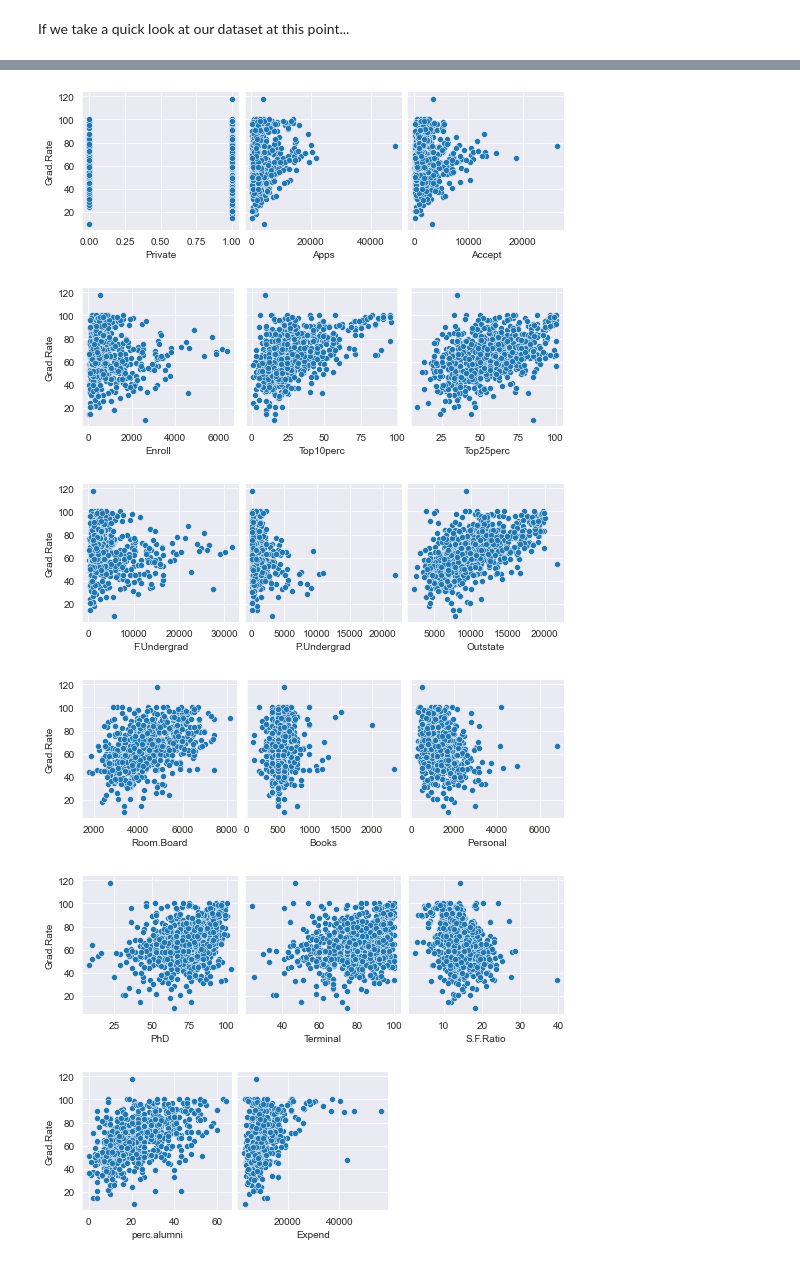
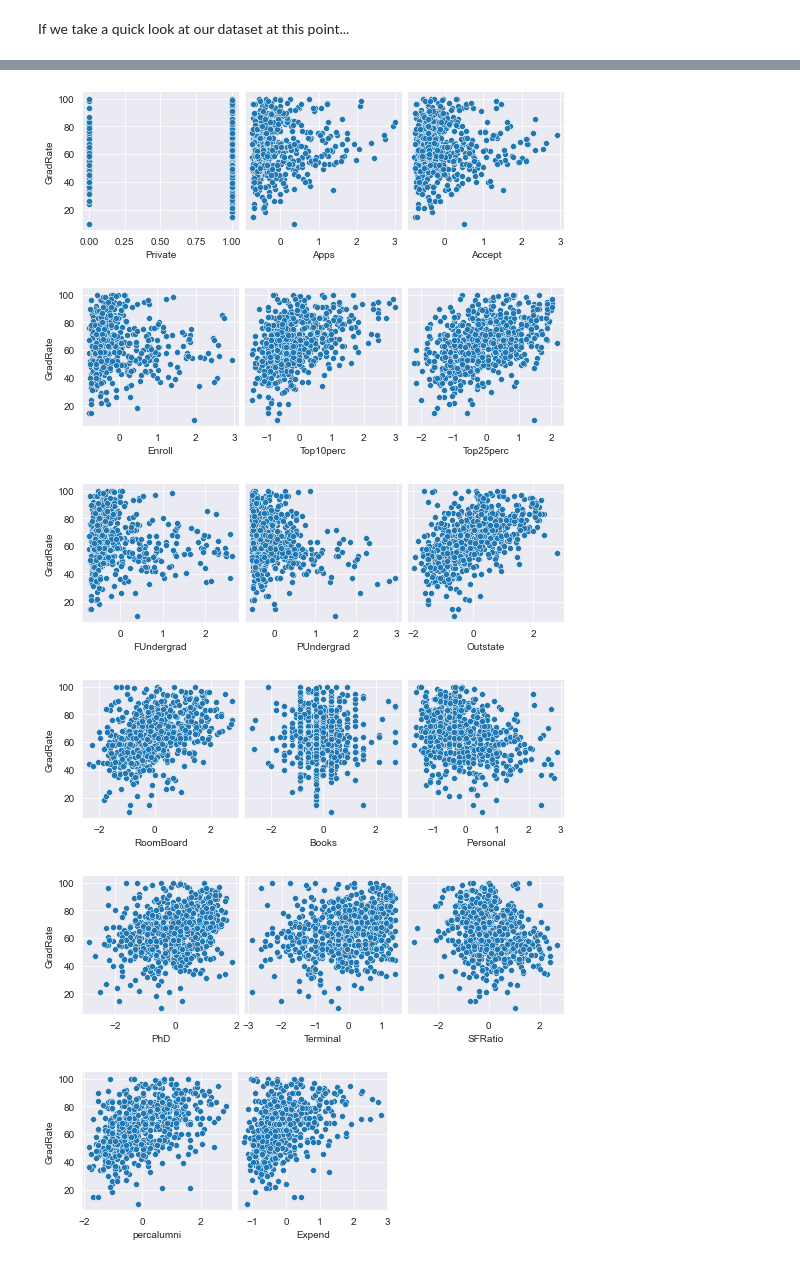
Before and after one commit to techimmersionweek22/data-science, a Jupyter notebook: ds.ipynb, the cells around one changed output, grey strips where cells are left out. Cells and saved outputs as stored; diff of their text form; code cells hidden in the pictures.

```diff
--- a/ds.ipynb
+++ b/ds.ipynb
@@ -212,3 +215,5 @@ df['Private'] = df['Private'].replace({'Yes': 1, 'No': 0})
+# %%
+df = df.rename(columns={x: x.replace('.',"") for x in list(df.columns)})
 # %% [markdown]
 If we take a quick look at our dataset at this point...
 # %%
@@ -232,0 +240,2 @@ Now, let's try and see if we can find any features that may be useful in predict
+# %%
+df.iloc[:,1:-1] = (df.iloc[:,1:-1] - df.iloc[:,1:-1].mean()) / df.iloc[:,1:-1].std()
@@ -249,0 +253,3 @@ sns.scatterplot(x='Top10perc',y='Grad.Rate',data=df)
+# %%
+from scipy import stats
+df = df[(np.abs(stats.zscore(df.iloc[:,:-1])) < 3).all(axis=1)]
@@ -250,13 +258,13 @@ sns.scatterplot(x='Top10perc',y='Grad.Rate',data=df)
 # %%
 ind_v = list(df.columns)[:-1]
 rows = [(i,i+3) for i in [0,3,6,9,12,15]]
 for i in rows:
     first, last = i
-    sns.pairplot(data=df, x_vars=ind_v[first:last], y_vars='Grad.Rate')
+    sns.pairplot(data=df, x_vars=ind_v[first:last], y_vars='GradRate')
 # %% [output]
-[figure, old version]
+[figure, new version]
-[figure, old version]
+[figure, new version]
-[figure, old version]
+[figure, new version]
-[figure, old version]
+[figure, new version]
-[figure, old version]
+[figure, new version]
-[figure, old version]
+[figure, new version]
```
Also changed, not shown: parts of 45 cells of this notebook.
